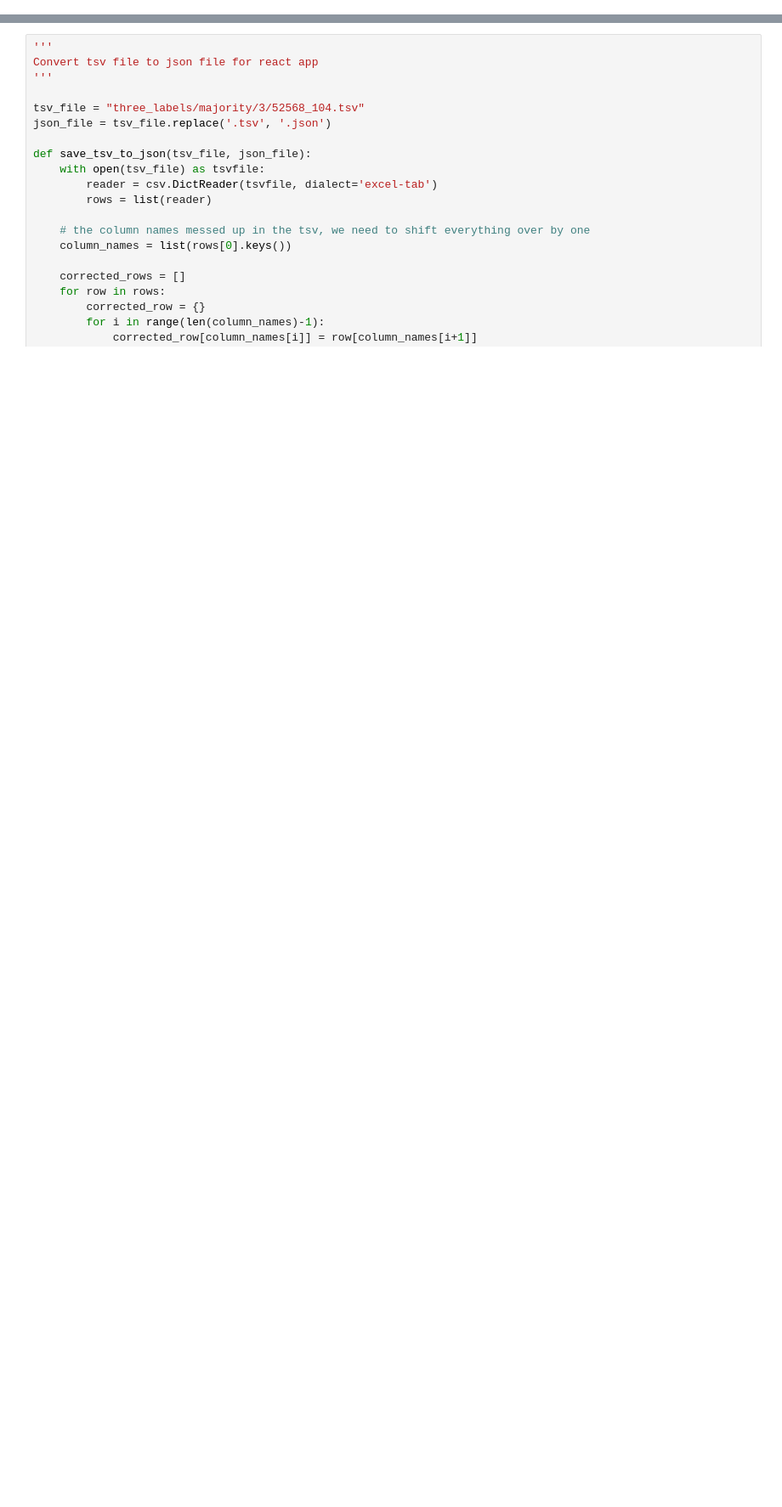
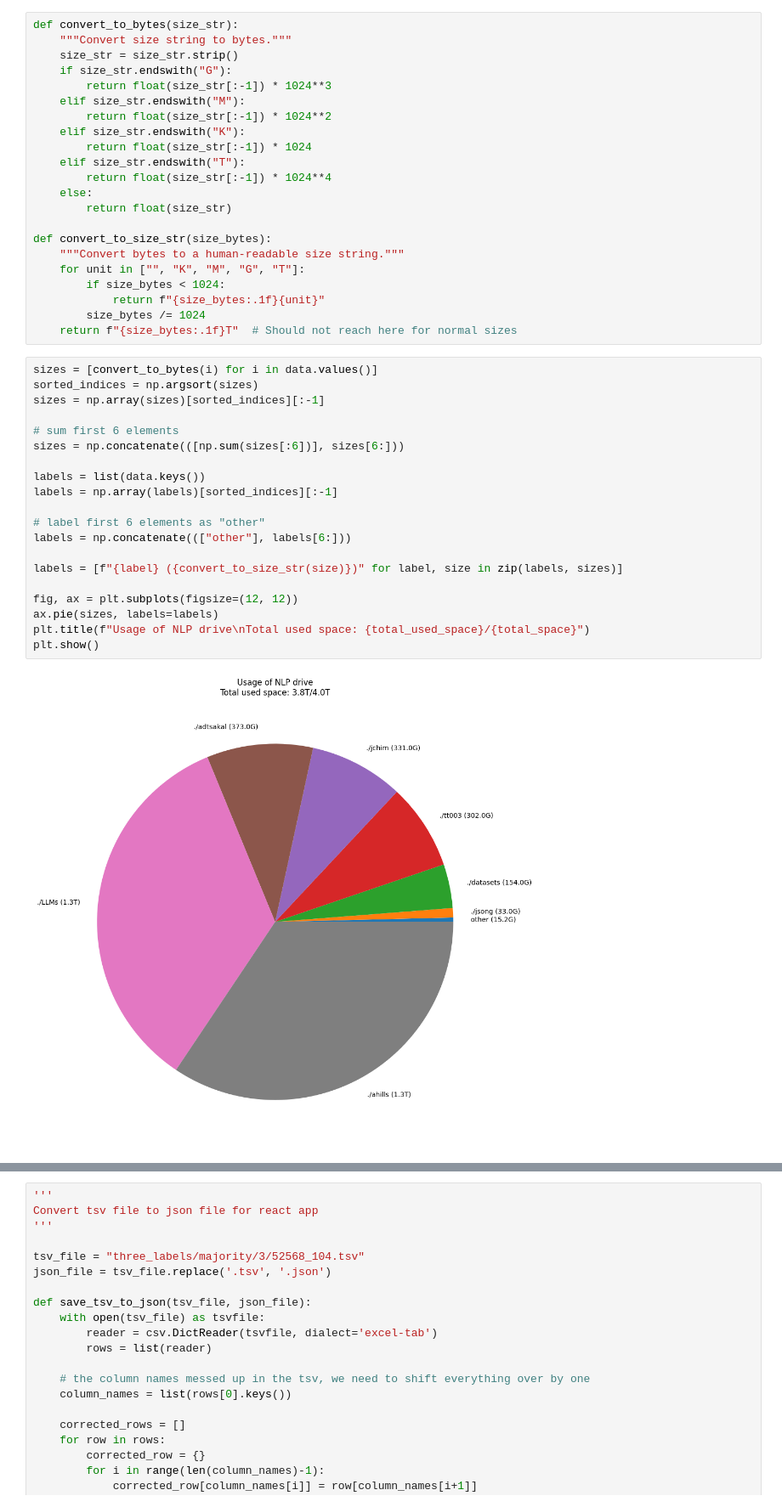
Before and after one commit to Maria-Liakata-NLP-Group/social_media_timeline_dashboard, a Jupyter notebook: data/prepare_data.ipynb, the cells around one changed output, grey strips where cells are left out. Shown at 85% size. Drawn from its saved outputs; the diff is of its cells as text; blank space fills up the shorter version.

Commit message:
major updates, using full timelines and different plot

```diff
--- a/data/prepare_data.ipynb
+++ b/data/prepare_data.ipynb
@@ -5,0 +33,44 @@ import os
+# %%
+def convert_to_bytes(size_str):
+    """Convert size string to bytes."""
+    size_str = size_str.strip()
+    if size_str.endswith("G"):
+        return float(size_str[:-1]) * 1024**3
+    elif size_str.endswith("M"):
+        return float(size_str[:-1]) * 1024**2
+    elif size_str.endswith("K"):
+        return float(size_str[:-1]) * 1024
+    elif size_str.endswith("T"):
+        return float(size_str[:-1]) * 1024**4
+    else:
+        return float(size_str)
+
+def convert_to_size_str(size_bytes):
+    """Convert bytes to a human-readable size string."""
+    for unit in ["", "K", "M", "G", "T"]:
+        if size_bytes < 1024:
+            return f"{size_bytes:.1f}{unit}"
+        size_bytes /= 1024
+    return f"{size_bytes:.1f}T"  # Should not reach here for normal sizes
+# %%
+sizes = [convert_to_bytes(i) for i in data.values()]
+sorted_indices = np.argsort(sizes)
+sizes = np.array(sizes)[sorted_indices][:-1]
+
+# sum first 6 elements
+sizes = np.concatenate(([np.sum(sizes[:6])], sizes[6:]))
+
+labels = list(data.keys())
+labels = np.array(labels)[sorted_indices][:-1]
+
+# label first 6 elements as "other"
+labels = np.concatenate((["other"], labels[6:]))
+
+labels = [f"{label} ({convert_to_size_str(size)})" for label, size in zip(labels, sizes)]
+
+fig, ax = plt.subplots(figsize=(12, 12))
+ax.pie(sizes, labels=labels)
+plt.title(f"Usage of NLP drive\nTotal used space: {total_used_space}/{total_space}")
+plt.show()
+# %% [output]
+[figure, added]
```
Also changed, not shown: parts of 5 cells of this notebook, 22 other files.
